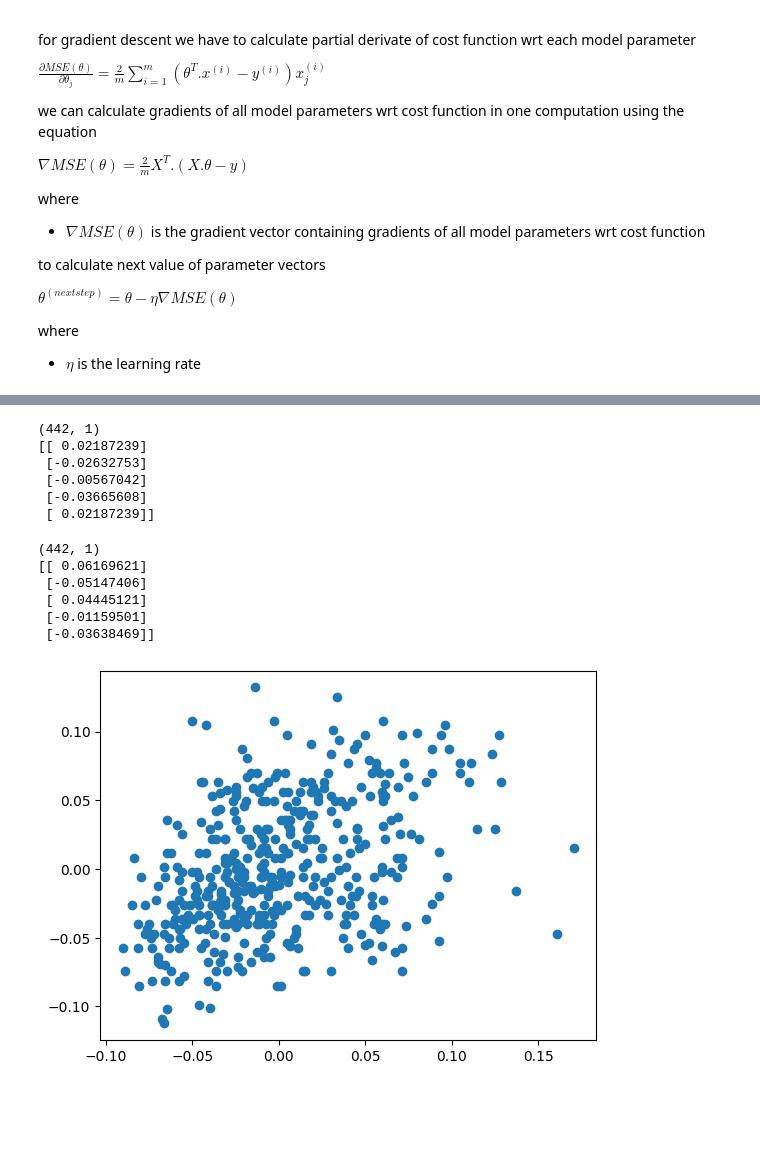
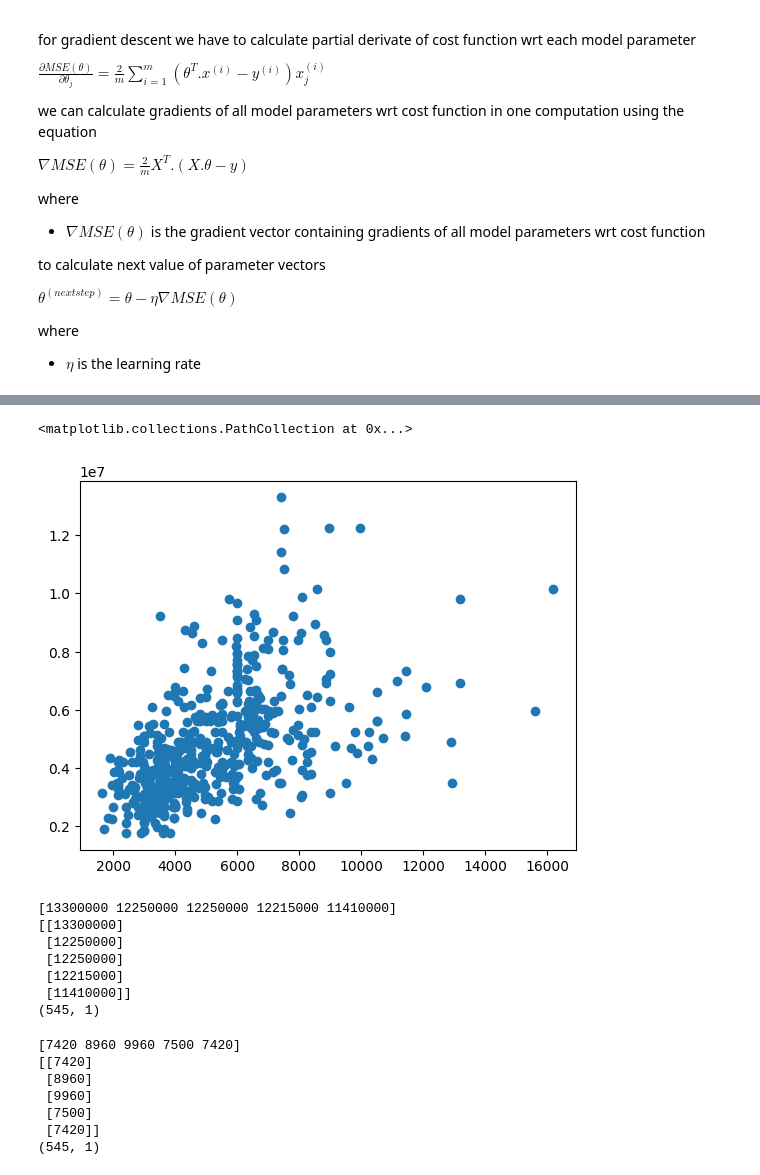
Before and after one commit to aniketmore311/ML_pracs, a Jupyter notebook: 1_simple_linear_regression/linear_regression.ipynb, the cells around one changed output, grey strips where cells are left out. Saved outputs shown, nothing was run; the diff lists cells and outputs as text; code cells hidden in the pictures; blank space fills up the shorter version.

```diff
--- a/1_simple_linear_regression/linear_regression.ipynb
+++ b/1_simple_linear_regression/linear_regression.ipynb
@@ -110,0 +74,3 @@ df.head()
+# %%
+df = pd.read_csv('Housing.csv')
+df.head()
@@ -111,48 +84,58 @@ df.head()
 # %%
 # using linear regression to predict relation between hdl and blood pressure
+x_label = 'area'
+y_label = 'price'
+
+plt.scatter(df[x_label],df[y_label])
+# %% [output]
+<matplotlib.collections.PathCollection at 0x...>
+[figure, added]
 # %%
-# extracting blood pressure as y
-bp_series = df['bp']
-y = bp_series.to_numpy()
+# extracting y
+y_series = df[y_label]
+y = y_series.to_numpy()
+
+# y as 1d array
+print(y[:5])
 
 # converting y into column matrix
 y_len = y.size
 y = y.reshape(y_len,1)
 
-# observe the shape of y
+# y as 2d column matrix
+print(y[:5,:])
 print(y.shape)
-print(y[:5,:])
 # %% [output]
-(442, 1)
-[[ 0.02187239]
- [-0.02632753]
- [-0.00567042]
- [-0.03665608]
- [ 0.02187239]]
+[13300000 12250000 12250000 12215000 11410000]
+[[13300000]
+ [12250000]
+ [12250000]
+ [12215000]
+ [11410000]]
+(545, 1)
 # %%
-# extracting bmi as X
-hdl_series = df['bmi']
-X = hdl_series.to_numpy()
+# extracting X
+x_series = df[x_label]
+X = x_series.to_numpy()
+
+# X as 1d array
+print(X[:5])
 
 # converting X into column matrix
 X_len = X.size
 X = X.reshape(X_len,1)
-# observe the shape of y
+
+# X as 2d matrix
+print(X[:5,:])
 print(X.shape)
-print(X[:5,:])
 # %% [output]
-(442, 1)
-[[ 0.06169621]
- [-0.05147406]
- [ 0.04445121]
- [-0.01159501]
- [-0.03638469]]
+[7420 8960 9960 7500 7420]
+[[7420]
+ [8960]
+ [9960]
+ [7500]
+ [7420]]
+(545, 1)
-# %%
-# plotting y against x
-plt.scatter(X,y)
-plt.show()
-# %% [output]
-[figure, removed]
 # %%
 # adding 1 to all feature vectors
 X_new = np.hstack((np.ones((X_len,1)),X))
```
Also changed, not shown: parts of 10 cells of this notebook.
